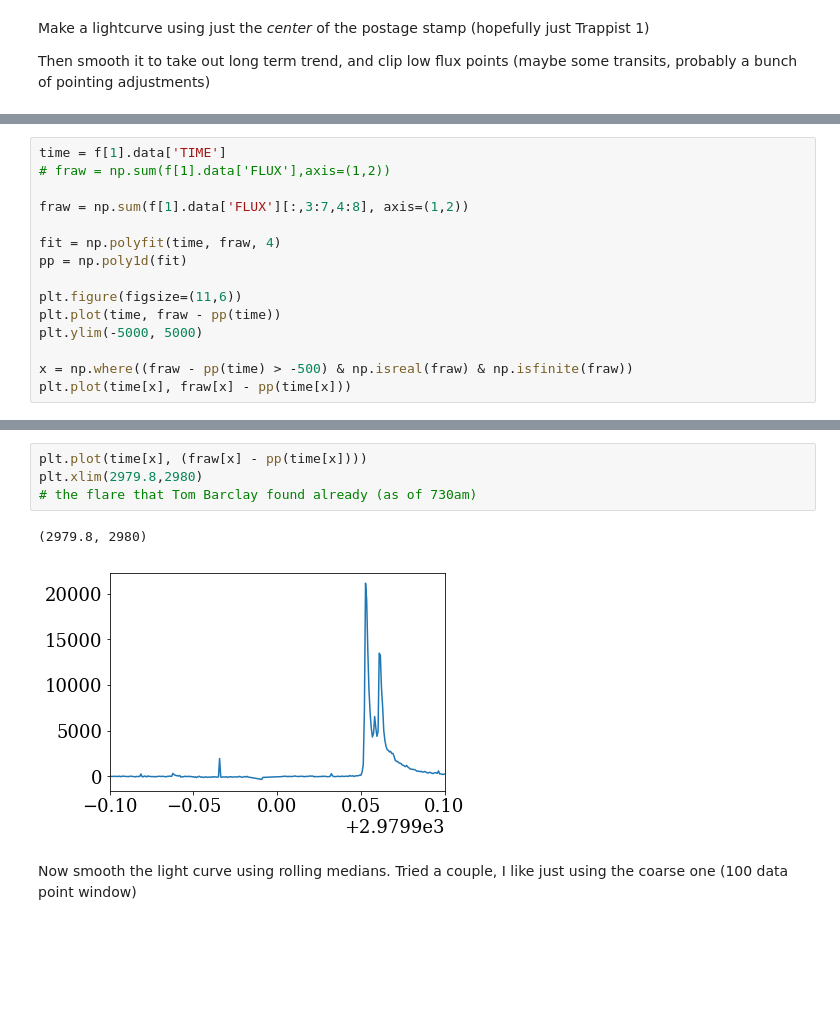
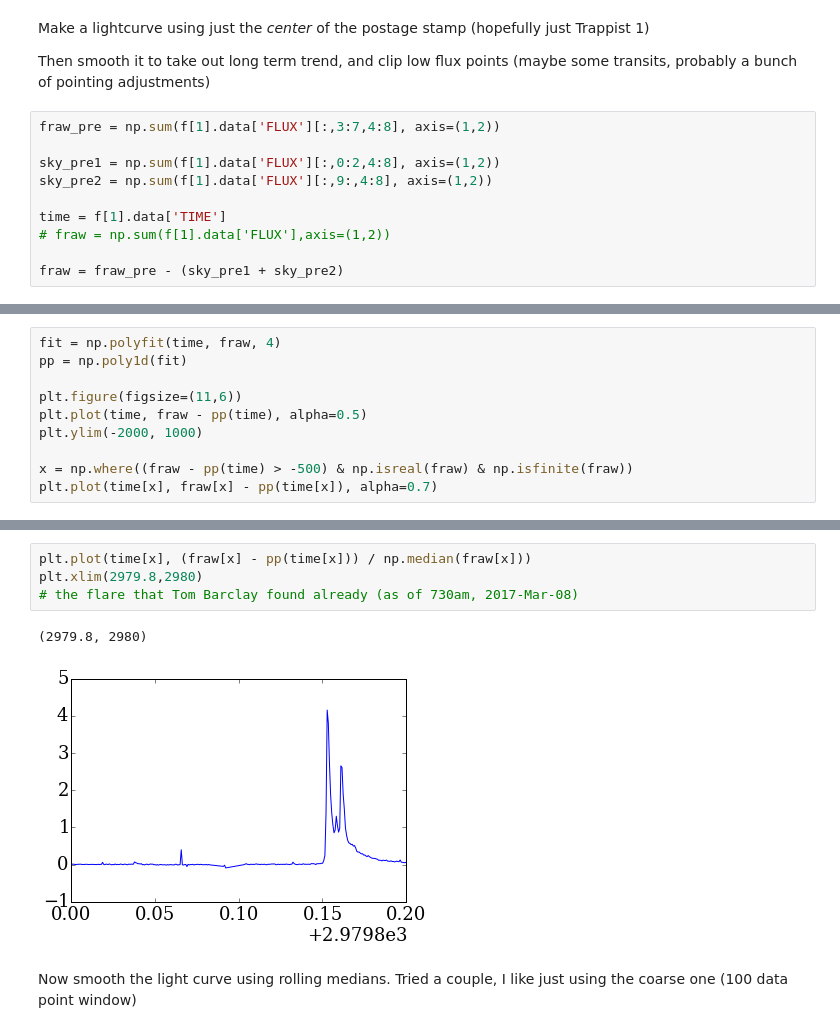
Before and after one commit to jradavenport/trappist-flares, a Jupyter notebook: explore.ipynb, the cells around one changed output, grey strips where cells are left out. Saved outputs shown, nothing was run; the diff lists cells and outputs as text; blank space fills up the shorter version.

```diff
--- a/explore.ipynb
+++ b/explore.ipynb
@@ -37,3 +42,13 @@ plt.plot(f[1].data['TIME'], np.sum(f[1].data['FLUX'],axis=(1,2)))
 Make a lightcurve using just the *center* of the postage stamp (hopefully just Trappist 1)
 
 Then smooth it to take out long term trend, and clip low flux points (maybe some transits, probably a bunch of pointing adjustments)
+# %%
+fraw_pre = np.sum(f[1].data['FLUX'][:,3:7,4:8], axis=(1,2))
+
+sky_pre1 = np.sum(f[1].data['FLUX'][:,0:2,4:8], axis=(1,2))
+sky_pre2 = np.sum(f[1].data['FLUX'][:,9:,4:8], axis=(1,2))
+
+time = f[1].data['TIME']
+# fraw = np.sum(f[1].data['FLUX'],axis=(1,2))
+
+fraw = fraw_pre - (sky_pre1 + sky_pre2)
@@ -40,17 +61,12 @@ Then smooth it to take out long term trend, and clip low flux points (maybe some
 # %%
-time = f[1].data['TIME']
-# fraw = np.sum(f[1].data['FLUX'],axis=(1,2))
-
-fraw = np.sum(f[1].data['FLUX'][:,3:7,4:8], axis=(1,2))
-
 fit = np.polyfit(time, fraw, 4)
 pp = np.poly1d(fit)
 
 plt.figure(figsize=(11,6))
-plt.plot(time, fraw - pp(time))
-plt.ylim(-5000, 5000)
+plt.plot(time, fraw - pp(time), alpha=0.5)
+plt.ylim(-2000, 1000)
 
 x = np.where((fraw - pp(time) > -500) & np.isreal(fraw) & np.isfinite(fraw))
-plt.plot(time[x], fraw[x] - pp(time[x]))
+plt.plot(time[x], fraw[x] - pp(time[x]), alpha=0.7)
 # %% [output]
 [<matplotlib.lines.Line2D at 0x...>]
@@ -58,10 +74,10 @@ plt.plot(time[x], fraw[x] - pp(time[x]))
 # %%
-plt.plot(time[x], (fraw[x] - pp(time[x])))
+plt.plot(time[x], (fraw[x] - pp(time[x])) / np.median(fraw[x]))
 plt.xlim(2979.8,2980)
-# the flare that Tom Barclay found already (as of 730am)
+# the flare that Tom Barclay found already (as of 730am, 2017-Mar-08)
 # %% [output]
 (2979.8, 2980)
-[figure, old version]
+[figure, new version]
 # %% [markdown]
 Now smooth the light curve using rolling medians. Tried a couple, I like just using the coarse one (100 data point window)
 # %%
```
Also changed, not shown: parts of 13 cells of this notebook, 1 other file.
